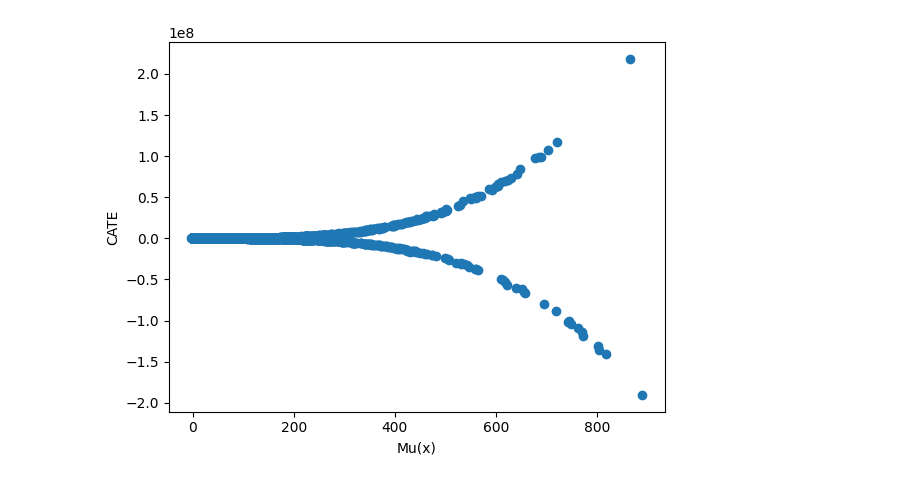
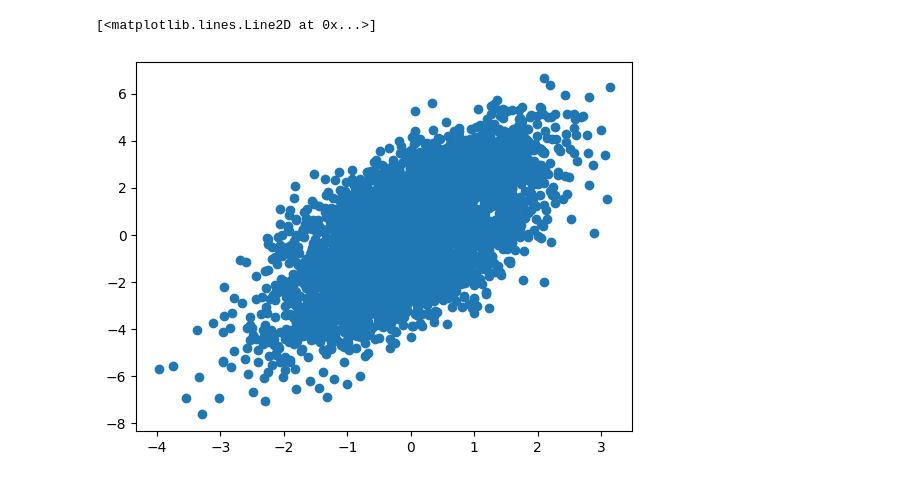
Before and after one commit to Jackbonkins/Heter_effects, a Jupyter notebook: Gen_Data.ipynb, the cells around one changed output. Drawn from its saved outputs; the diff is of its cells as text; code cells hidden in the pictures.

```diff
--- a/Gen_Data.ipynb
+++ b/Gen_Data.ipynb
@@ -7,5 +8,5 @@ from sklearn.linear_model import LinearRegression
 # %%
-sim_1: SimulationStudy = SimulationStudy(p=30, mean_correlation=0.8, cor_variance=0.01, n=8000, poly_degree=7)
+sim_1: SimulationStudy = SimulationStudy(p=8, mean_correlation=0.2, cor_variance=0.1, n=8000, geom=True)
 simulation_1 = sim_1.create_dataset()
 # %%
 cov, mean = SimulationStudy.get_covariance_matrix(sim_1)
@@ -17,8 +18,6 @@ plt.plot(treated["mu_x"], treated["CATE"], 'o')
 plt.xlabel("Mu(x)")
 plt.ylabel("CATE")
 plt.show()
-# %% [output]
-[figure, removed]
 # %%
 x=treated[["mu_x"]]
 y=treated[["CATE"]]
@@ -28,17 +27,19 @@ reg = LinearRegression().fit(x, y)
 reg.score(x, y)
 # %%
 treated = simulation_1[simulation_1["T"] == 1]
-x_var_treat = treated["X2"]
-plt.plot(x_var_treat, treated["y"], 'o')
+plt.plot(treated["X3"], simulation_1['CATE'][simulation_1["T"] == 1], 'o')
 
 #untreated = simulation_1[simulation_1["T"] == 0]
 #x_var_untreat = untreated["X1"]
 #plt.plot(x_var_untreat, untreated["y"], 'o')
 
 #fit polynomial regression
 #poly_fit = np.polyfit(x_var_treat, treated["CATE"], np.sin)
 #poly_fit_fn = np.poly1d(poly_fit)
 #plt.plot(treated["X2"], poly_fit_fn(treated["X2"]))
+# %% [output]
+[<matplotlib.lines.Line2D at 0x...>]
+[figure, added]
 # %%
 x_var=treated[["mu_x"]]
 y_var=treated[["CATE"]]
```
Also changed, not shown: parts of 1 cell of this notebook, 2 other files.
